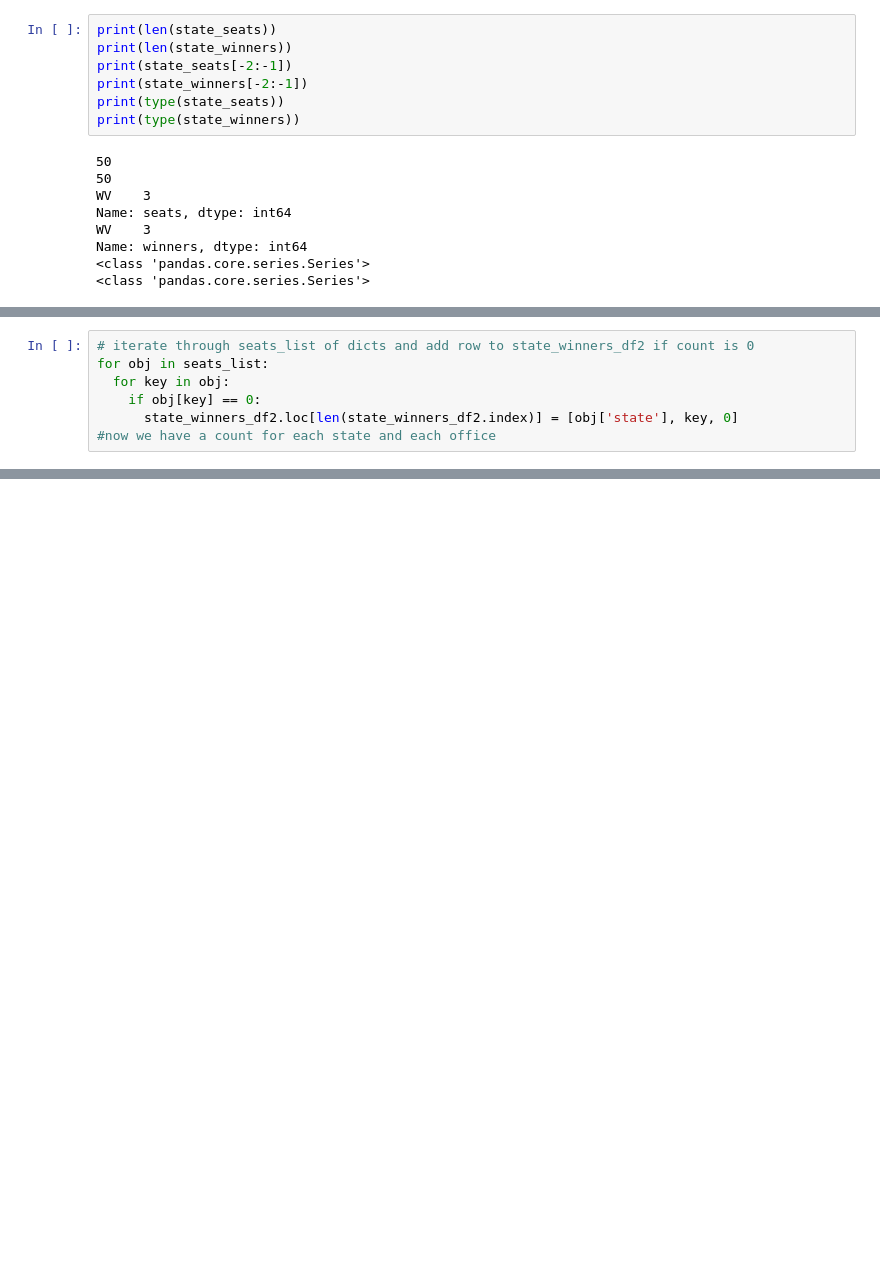
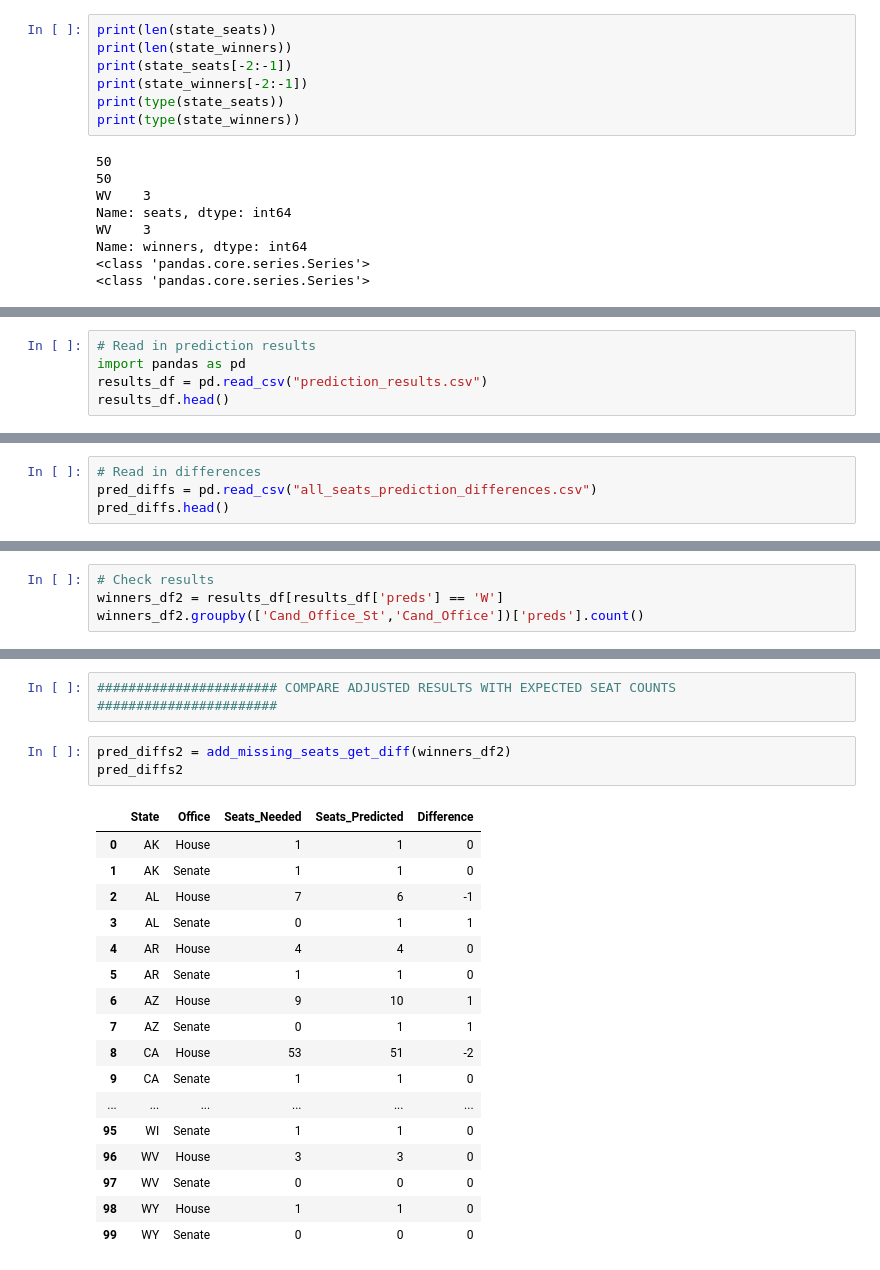
Before and after one commit to armyofkittens/Analyze-This-Campaign-Finance-Analysis, a Jupyter notebook: ML_modeling_v1 (1).ipynb, the cells around one changed output, grey strips where cells are left out. Cells and saved outputs as stored; diff of their text form; blank space fills up the shorter version.

Commit message:
adjusted differences/mod functions

```diff
--- a/ML_modeling_v1.ipynb
+++ b/ML_modeling_v1 (1).ipynb
@@ -990,7 +857,0 @@ seats_list
-# %%
-# iterate through seats_list of dicts and add row to state_winners_df2 if count is 0
-for obj in seats_list:
-  for key in obj:
-    if obj[key] == 0:
-      state_winners_df2.loc[len(state_winners_df2.index)] = [obj['state'], key, 0]
-#now we have a count for each state and each office
@@ -1064,0 +965,5 @@ state_seats_diff_df3.groupby("Office").sum()
+# %%
+# Read in prediction results
+import pandas as pd
+results_df = pd.read_csv("prediction_results.csv")
+results_df.head()
@@ -1064,0 +1000,4 @@ state_seats_diff_df3.groupby("Office").sum()
+# %%
+# Read in differences
+pred_diffs = pd.read_csv("all_seats_prediction_differences.csv")
+pred_diffs.head()
@@ -1064,0 +1097,4 @@ state_seats_diff_df3.groupby("Office").sum()
+# %%
+# Check results
+winners_df2 = results_df[results_df['preds'] == 'W']
+winners_df2.groupby(['Cand_Office_St','Cand_Office'])['preds'].count()
@@ -1064,0 +1119,23 @@ state_seats_diff_df3.groupby("Office").sum()
+# %%
+####################### COMPARE ADJUSTED RESULTS WITH EXPECTED SEAT COUNTS #######################
+# %%
+pred_diffs2 = add_missing_seats_get_diff(winners_df2)
+pred_diffs2
+# %% [output]
+|  | State | Office | Seats_Needed | Seats_Predicted | Difference |
+| 0 | AK | House | 1 | 1 | 0 |
+| 1 | AK | Senate | 1 | 1 | 0 |
+| 2 | AL | House | 7 | 6 | -1 |
+| 3 | AL | Senate | 0 | 1 | 1 |
+| 4 | AR | House | 4 | 4 | 0 |
+| 5 | AR | Senate | 1 | 1 | 0 |
+| 6 | AZ | House | 9 | 10 | 1 |
+| 7 | AZ | Senate | 0 | 1 | 1 |
+| 8 | CA | House | 53 | 51 | -2 |
+| 9 | CA | Senate | 1 | 1 | 0 |
+| ... | ... | ... | ... | ... | ... |
+| 95 | WI | Senate | 1 | 1 | 0 |
+| 96 | WV | House | 3 | 3 | 0 |
+| 97 | WV | Senate | 0 | 0 | 0 |
+| 98 | WY | House | 1 | 1 | 0 |
+| 99 | WY | Senate | 0 | 0 | 0 |
```
Also changed, not shown: parts of 54 cells of this notebook, 4 other files.
